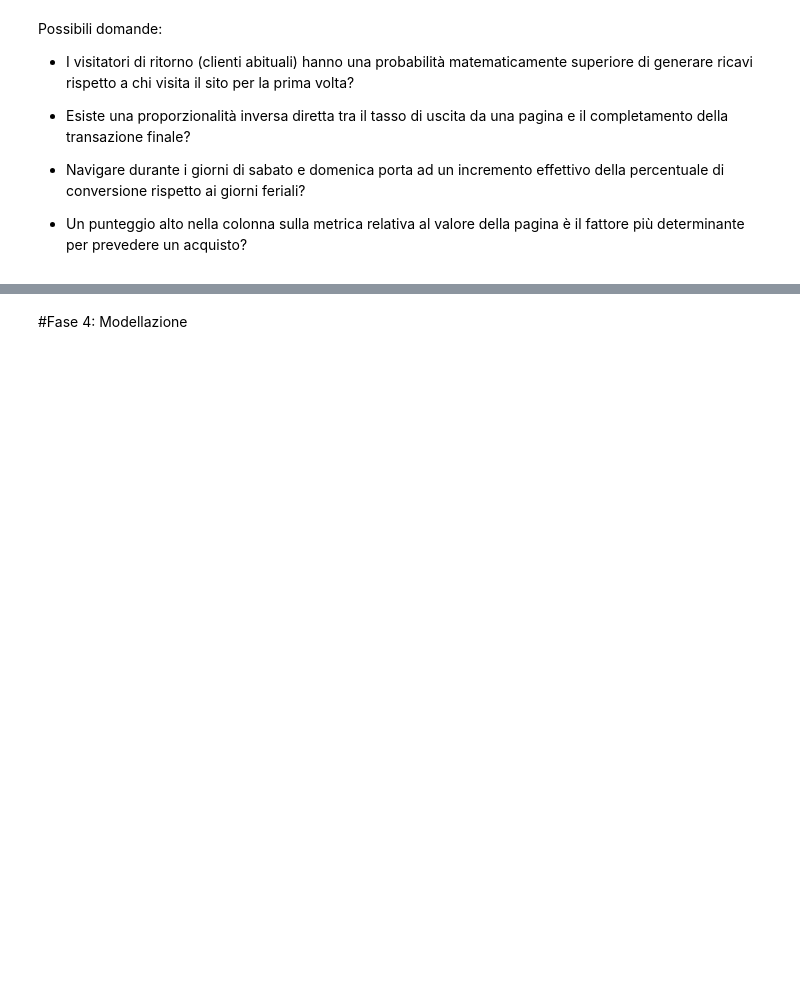
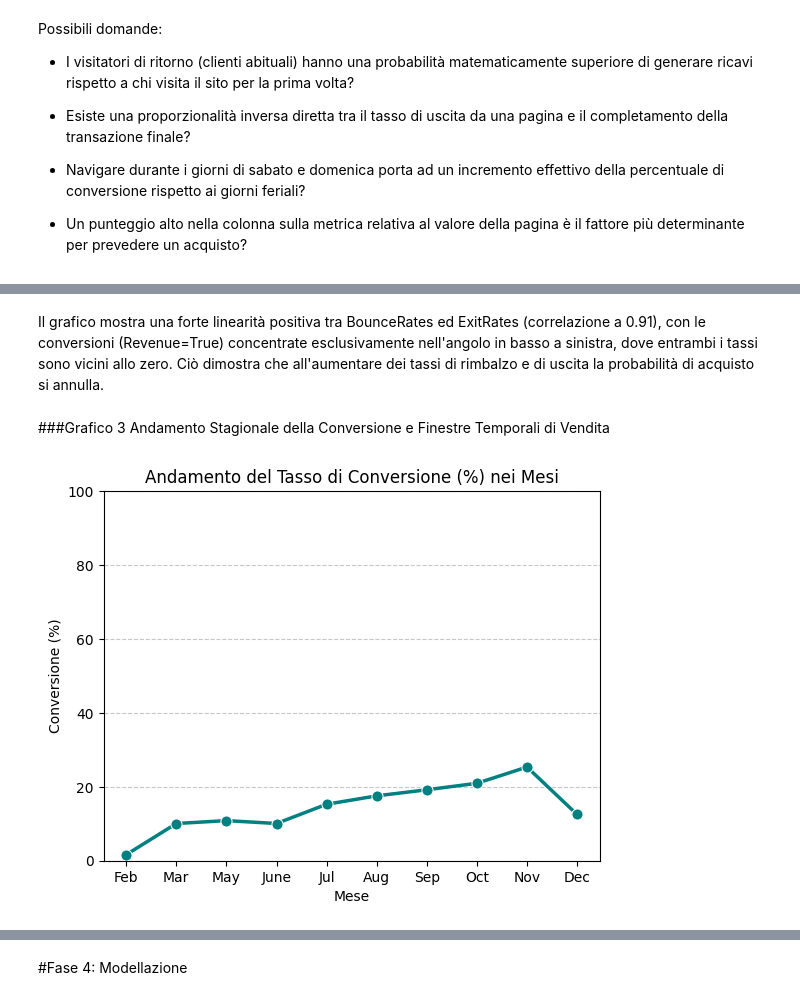
Before and after one commit to carlottaforza03/Progetto-IntroDSePC-Gruppo-6, a Jupyter notebook: notebooks/Progetto_IntroDSePC_gruppo_6.ipynb, the cells around one changed output, grey strips where cells are left out. Drawn from its saved outputs; the diff is of its cells as text; code cells hidden in the pictures; blank space fills up the shorter version.

```diff
--- a/notebooks/Progetto_IntroDSePC_gruppo_6.ipynb
+++ b/notebooks/Progetto_IntroDSePC_gruppo_6.ipynb
@@ -393,0 +472,20 @@ Possibili domande:
+# %% [markdown]
+Il grafico mostra una forte linearità positiva tra BounceRates ed ExitRates (correlazione a 0.91), con le conversioni (Revenue=True) concentrate esclusivamente nell'angolo in basso a sinistra, dove entrambi i tassi sono vicini allo zero. Ciò dimostra che all'aumentare dei tassi di rimbalzo e di uscita la probabilità di acquisto si annulla.
+# %% [markdown]
+###Grafico 3
+Andamento Stagionale della Conversione e Finestre Temporali di Vendita
+# %%
+ordine_mesi = ['Feb', 'Mar', 'May', 'June', 'Jul', 'Aug', 'Sep', 'Oct', 'Nov', 'Dec']
+conv_mesi = shopping.groupby('Month')['Revenue_num'].mean() * 100
+conv_mesi = conv_mesi.reindex(ordine_mesi).reset_index()
+
+sns.lineplot(data=conv_mesi, x='Month', y='Revenue_num', marker='o', color='teal', linewidth=2.5, markersize=8)
+
+plt.title('Andamento del Tasso di Conversione (%) nei Mesi')
+plt.ylabel('Conversione (%)')
+plt.xlabel('Mese')
+plt.ylim(0, 100)
+plt.grid(axis='y', linestyle='--', alpha=0.7)
+plt.show()
+# %% [output]
+[figure, added]
```
Also changed, not shown: parts of 27 cells of this notebook.
